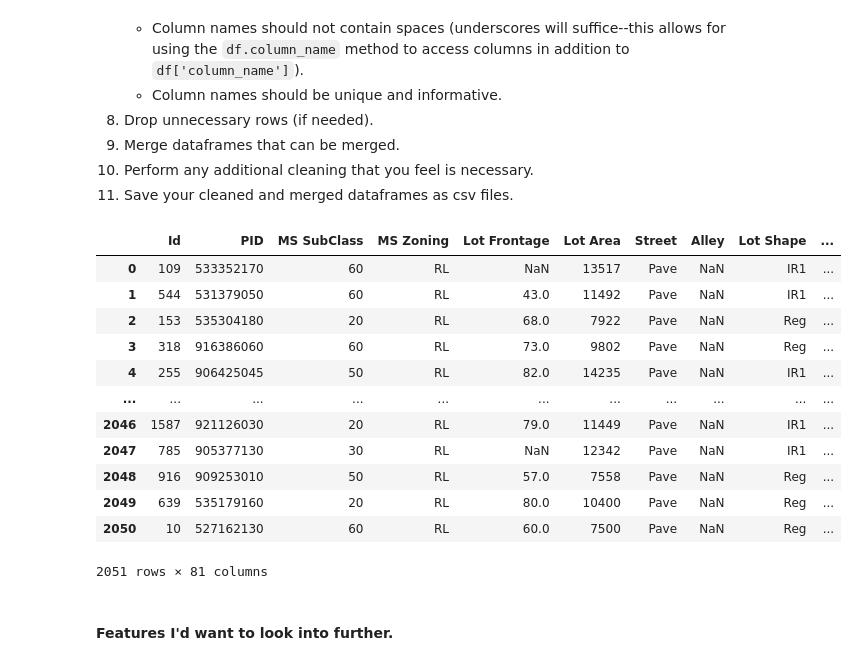
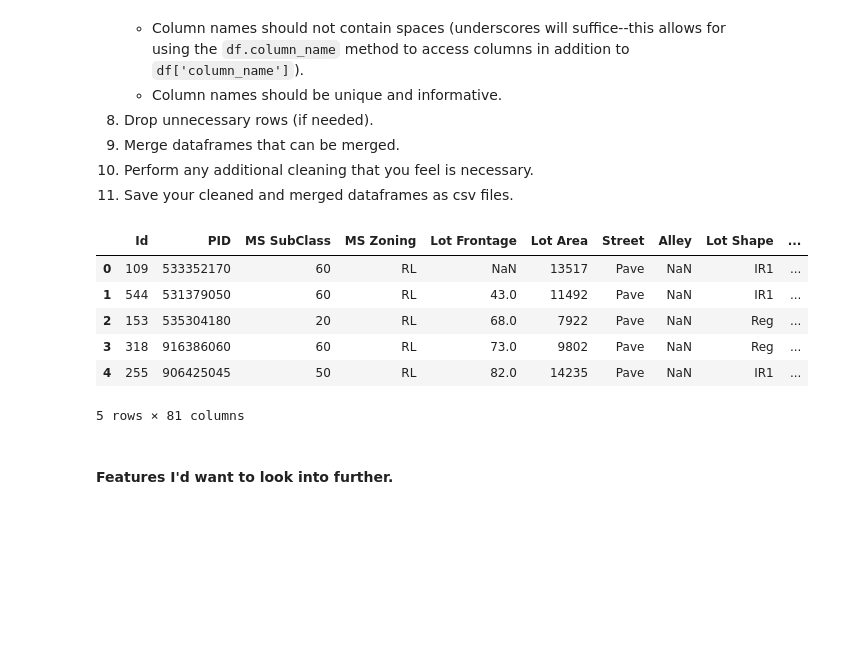
Before and after one commit to jahnavi-kal/housing-price-regression, a Jupyter notebook: P2-starter-code.ipynb, the cells around one changed output. Cells and saved outputs as stored; diff of their text form; code cells hidden in the pictures; blank space fills up the shorter version.

```diff
--- a/P2-starter-code.ipynb
+++ b/P2-starter-code.ipynb
@@ -114,25 +91,16 @@ Import the datasets that you selected for this project and go through the follow
 11. Save your cleaned and merged dataframes as csv files.
 # %%
 #initialize raw dataframe that i can refer back to if needed
-df = pd.read_csv('./datasets/train.csv')
-
-#create copy that will be written over
-ames = df.copy()
-ames
+ames = pd.read_csv('./datasets/train.csv')
+ames.head()
 # %% [output]
 |  | Id | PID | MS SubClass | MS Zoning | Lot Frontage | Lot Area | Street | Alley | Lot Shape | ... |
 | 0 | 109 | 533352170 | 60 | RL | NaN | 13517 | Pave | NaN | IR1 | ... |
 | 1 | 544 | 531379050 | 60 | RL | 43.0 | 11492 | Pave | NaN | IR1 | ... |
 | 2 | 153 | 535304180 | 20 | RL | 68.0 | 7922 | Pave | NaN | Reg | ... |
 | 3 | 318 | 916386060 | 60 | RL | 73.0 | 9802 | Pave | NaN | Reg | ... |
 | 4 | 255 | 906425045 | 50 | RL | 82.0 | 14235 | Pave | NaN | IR1 | ... |
-| ... | ... | ... | ... | ... | ... | ... | ... | ... | ... | ... |
-| 2046 | 1587 | 921126030 | 20 | RL | 79.0 | 11449 | Pave | NaN | IR1 | ... |
-| 2047 | 785 | 905377130 | 30 | RL | NaN | 12342 | Pave | NaN | IR1 | ... |
-| 2048 | 916 | 909253010 | 50 | RL | 57.0 | 7558 | Pave | NaN | Reg | ... |
-| 2049 | 639 | 535179160 | 20 | RL | 80.0 | 10400 | Pave | NaN | Reg | ... |
-| 2050 | 10 | 527162130 | 60 | RL | 60.0 | 7500 | Pave | NaN | Reg | ... |
-2051 rows × 81 columns
+5 rows × 81 columns
 # %% [markdown]
 #### Features I'd want to look into further.
 # %% [markdown]
```
Also changed, not shown: parts of 90 cells of this notebook, 3 other files.
